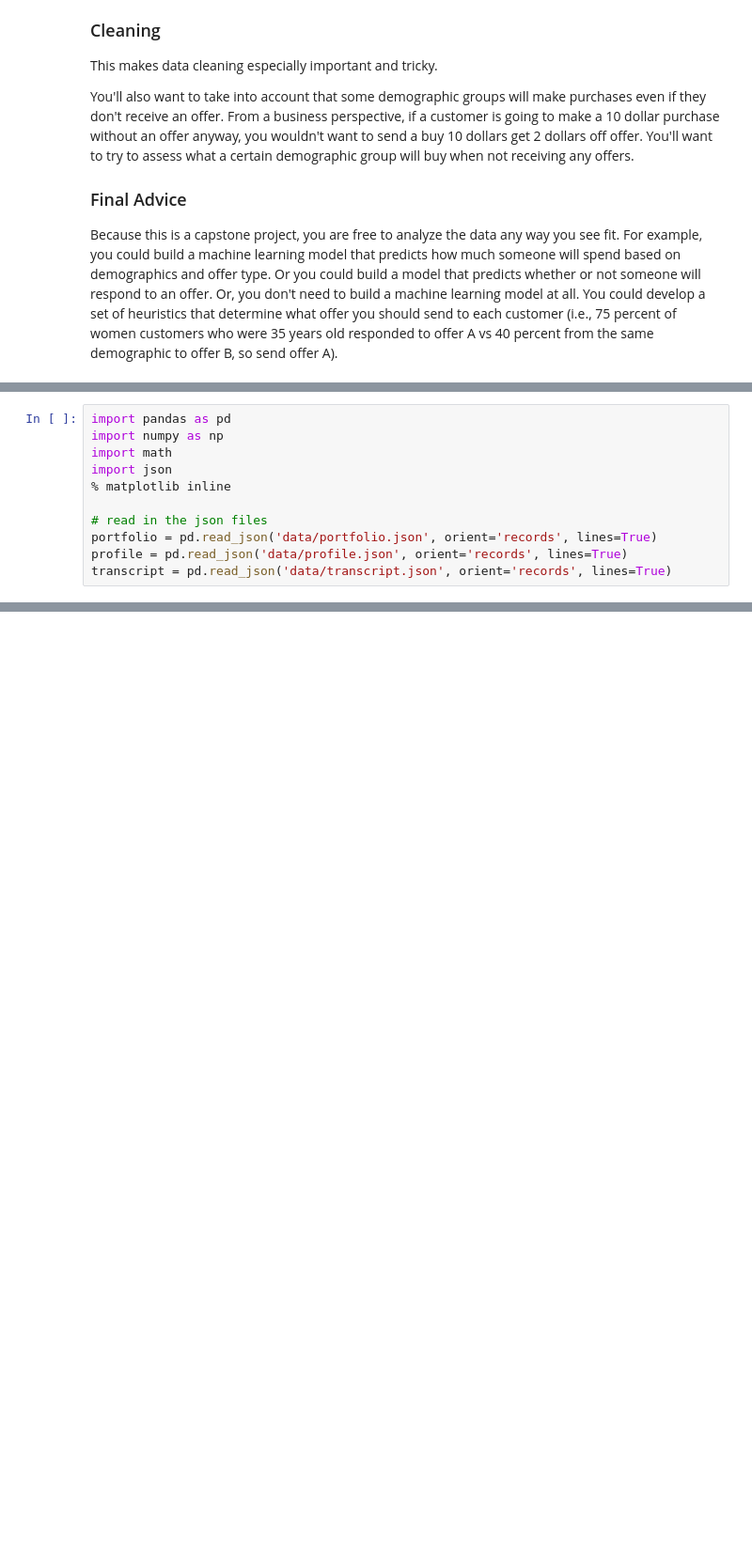
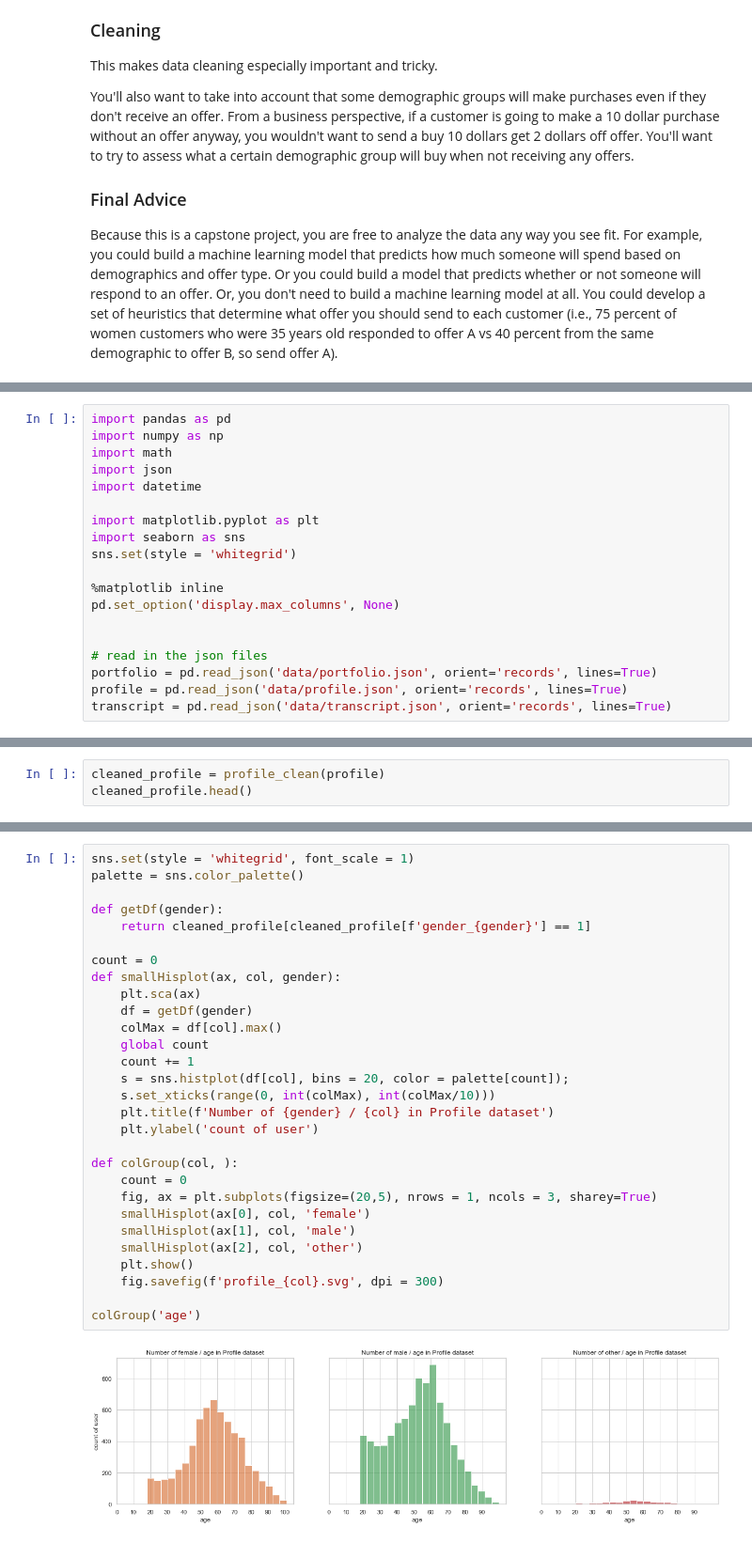
Before and after one commit to guandai/Starbucks-Capstone-Project, a Jupyter notebook: Starbucks_Capstone_notebook.ipynb, the cells around one changed output, grey strips where cells are left out. Shown at 94% size. Cells and saved outputs as stored; diff of their text form; blank space fills up the shorter version.

```diff
--- a/Starbucks_Capstone_notebook.ipynb
+++ b/Starbucks_Capstone_notebook.ipynb
@@ -78,7 +78,15 @@ import pandas as pd
 import numpy as np
 import math
 import json
-% matplotlib inline
+import datetime
+
+import matplotlib.pyplot as plt
+import seaborn as sns
+sns.set(style = 'whitegrid')
+
+%matplotlib inline
+pd.set_option('display.max_columns', None)
+
 
 # read in the json files
 portfolio = pd.read_json('data/portfolio.json', orient='records', lines=True)
@@ -86,0 +313,3 @@ transcript = pd.read_json('data/transcript.json', orient='records', lines=True)
+# %%
+cleaned_profile = profile_clean(profile)
+cleaned_profile.head()
@@ -86,0 +353,31 @@ transcript = pd.read_json('data/transcript.json', orient='records', lines=True)
+# %%
+sns.set(style = 'whitegrid', font_scale = 1)
+palette = sns.color_palette()
+
+def getDf(gender):
+    return cleaned_profile[cleaned_profile[f'gender_{gender}'] == 1]
+
+count = 0
+def smallHisplot(ax, col, gender):
+    plt.sca(ax)
+    df = getDf(gender)
+    colMax = df[col].max()
+    global count
+    count += 1
+    s = sns.histplot(df[col], bins = 20, color = palette[count]);
+    s.set_xticks(range(0, int(colMax), int(colMax/10)))
+    plt.title(f'Number of {gender} / {col} in Profile dataset')
+    plt.ylabel('count of user')
+
+def colGroup(col, ):
+    count = 0
+    fig, ax = plt.subplots(figsize=(20,5), nrows = 1, ncols = 3, sharey=True)
+    smallHisplot(ax[0], col, 'female')
+    smallHisplot(ax[1], col, 'male')
+    smallHisplot(ax[2], col, 'other')
+    plt.show()
+    fig.savefig(f'profile_{col}.svg', dpi = 300)
+
+colGroup('age')
+# %% [output]
+[figure, added]
```
Also changed, not shown: parts of 134 cells of this notebook, 22 other files.
